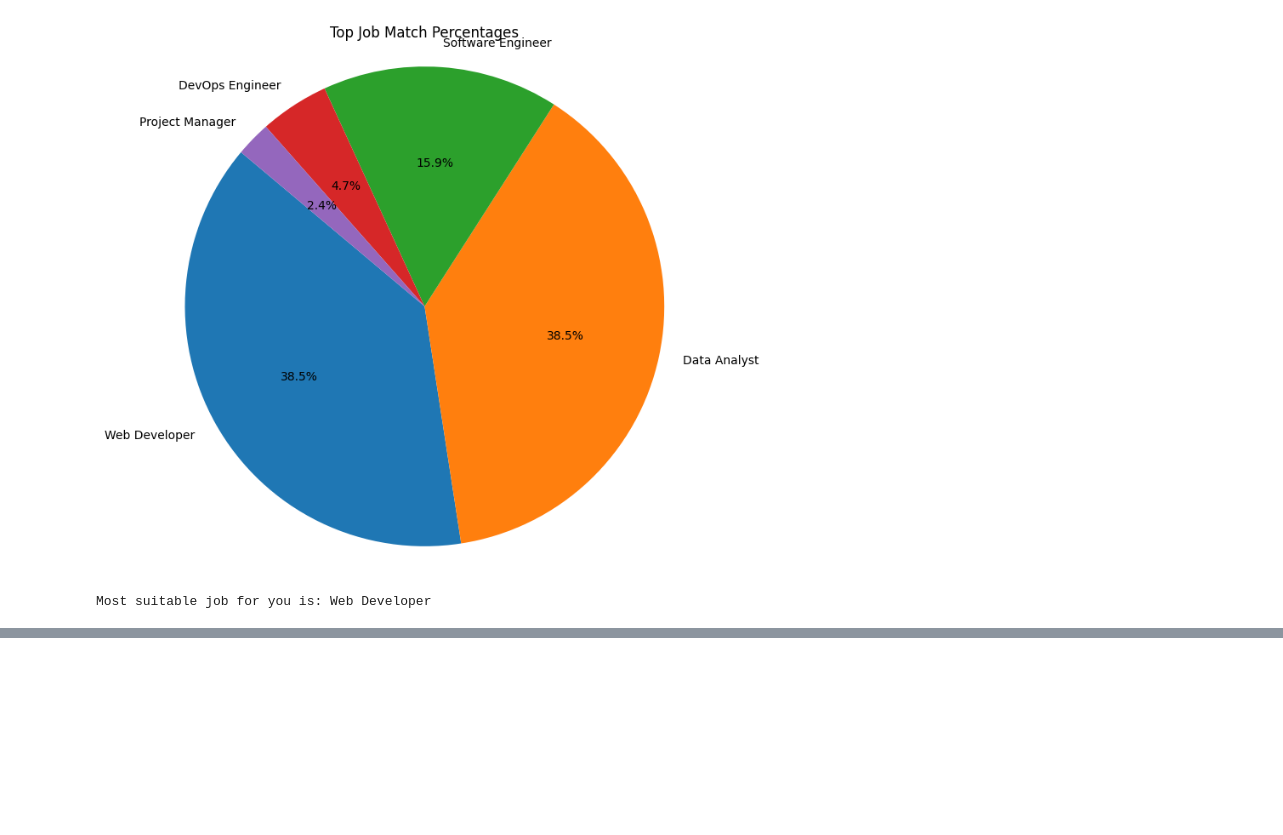
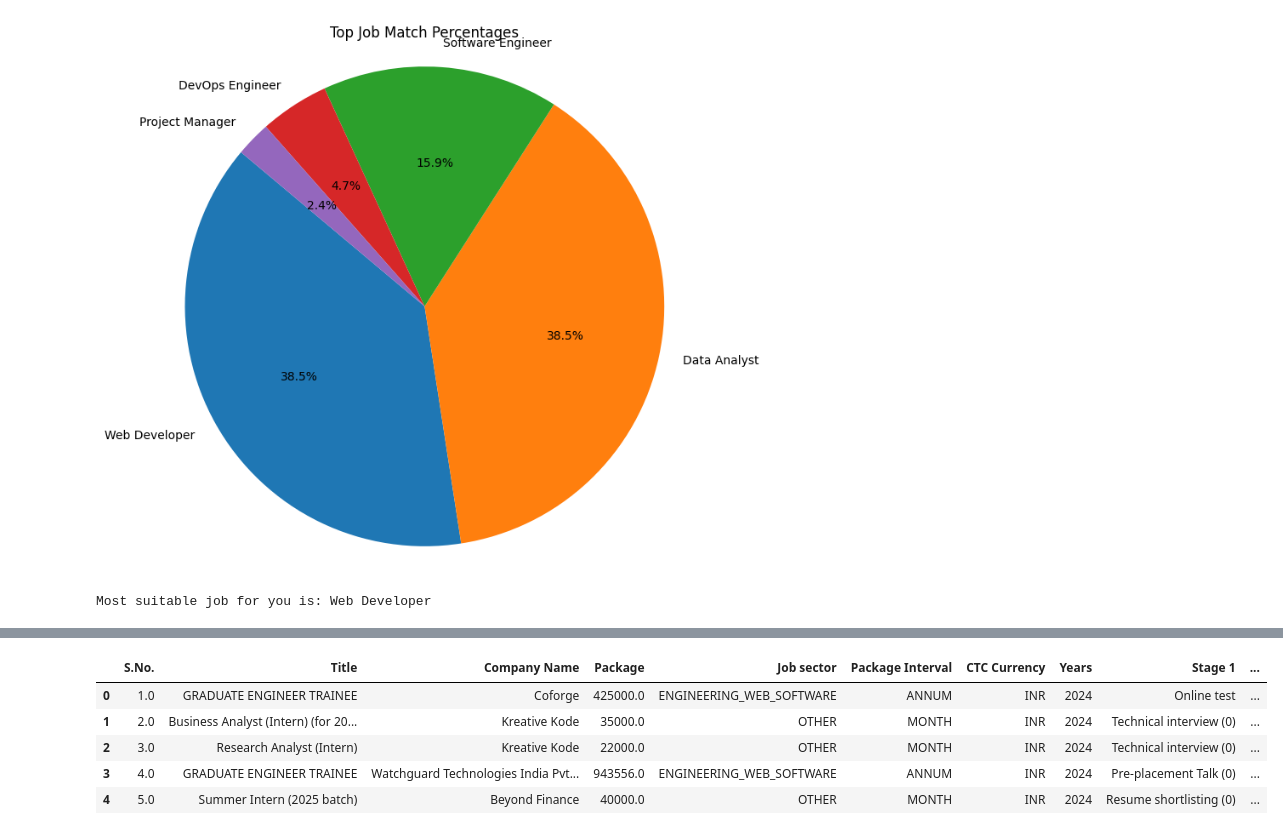
Before and after one commit to Sculllian07/Xebia-Mini-Project, a Jupyter notebook: job_recommendation_sample1.ipynb, the cells around one changed output, grey strips where cells are left out. Cells and saved outputs as stored; diff of their text form; code cells hidden in the pictures; blank space fills up the shorter version.

```diff
--- a/job_recommendation_sample1.ipynb
+++ b/job_recommendation_sample1.ipynb
@@ -134,0 +153,12 @@ Most suitable job for you is: Web Developer
+# %%
+import pandas as pd
+
+df = pd.read_csv("jobMRU.csv")
+df.head()
+# %% [output]
+|  | S.No. | Title | Company Name | Package | Job sector | Package Interval | CTC Currency | Years | Stage 1 | ... |
+| 0 | 1.0 | GRADUATE ENGINEER TRAINEE | Coforge | 425000.0 | ENGINEERING_WEB_SOFTWARE | ANNUM | INR | 2024 | Online test | ... |
+| 1 | 2.0 | Business Analyst (Intern) (for 20... | Kreative Kode | 35000.0 | OTHER | MONTH | INR | 2024 | Technical interview (0) | ... |
+| 2 | 3.0 | Research Analyst (Intern) | Kreative Kode | 22000.0 | OTHER | MONTH | INR | 2024 | Technical interview (0) | ... |
+| 3 | 4.0 | GRADUATE ENGINEER TRAINEE | Watchguard Technologies India Pvt... | 943556.0 | ENGINEERING_WEB_SOFTWARE | ANNUM | INR | 2024 | Pre-placement Talk (0) | ... |
+| 4 | 5.0 | Summer Intern (2025 batch) | Beyond Finance | 40000.0 | OTHER | MONTH | INR | 2024 | Resume shortlisting (0) | ... |
```
Also changed, not shown: parts of 24 cells of this notebook.
